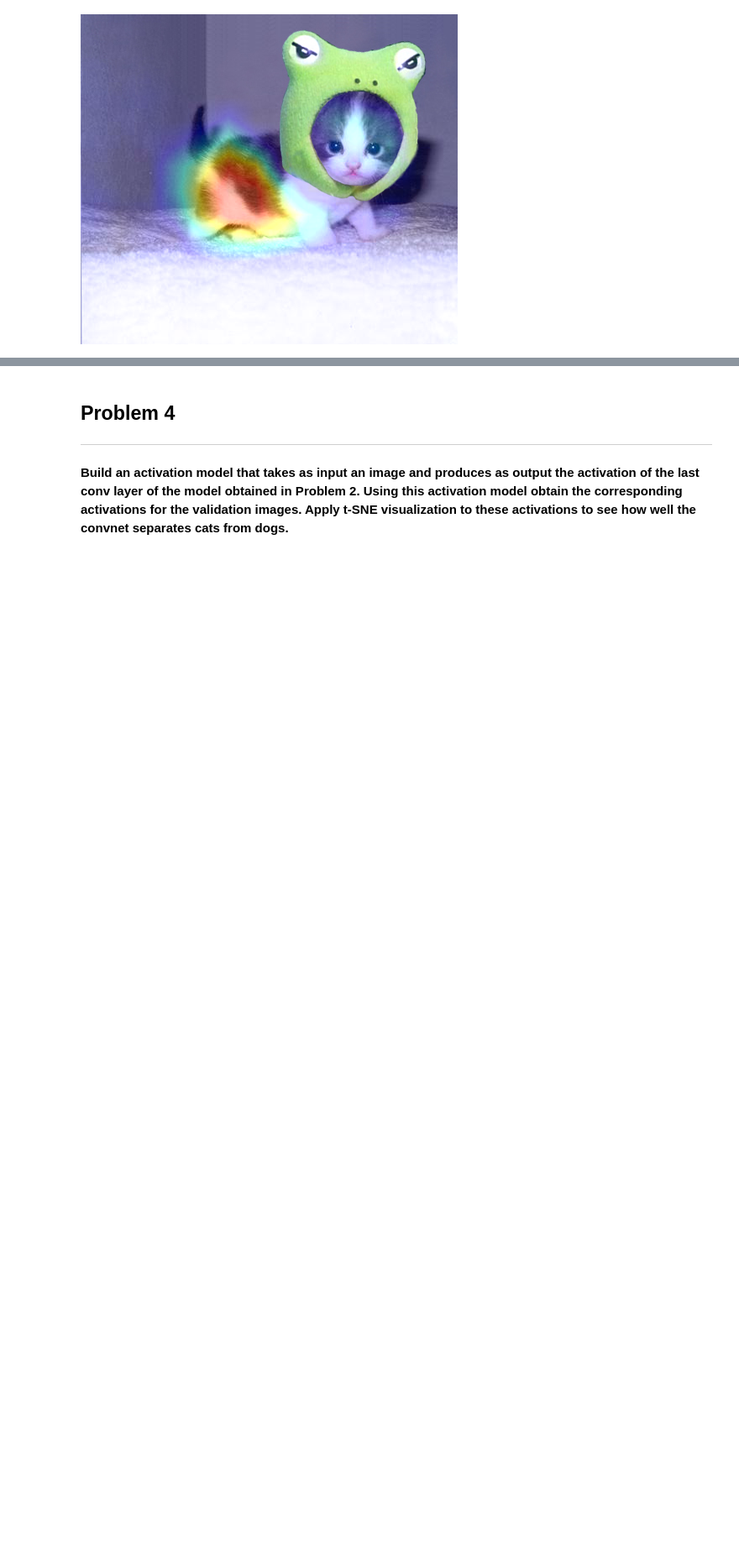
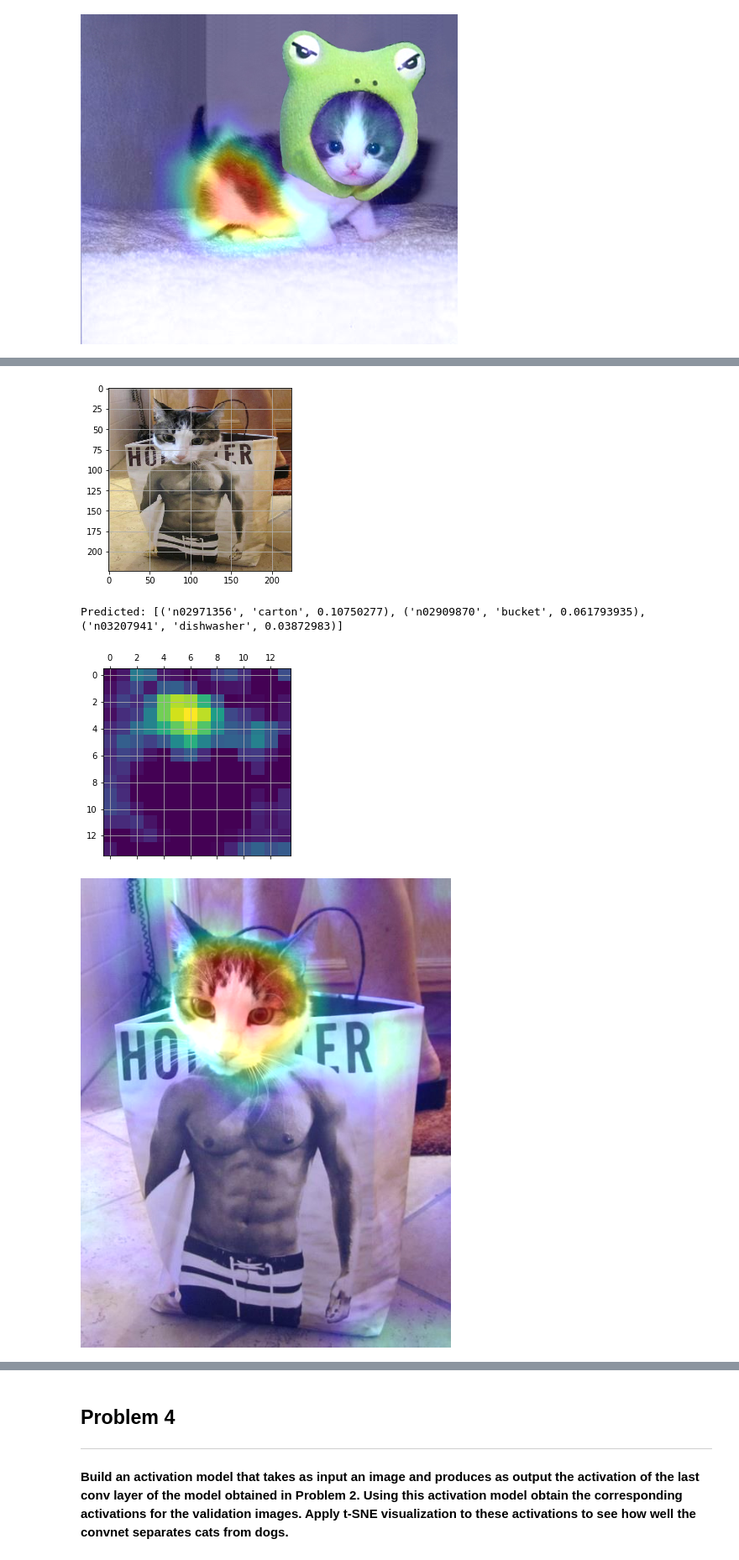
Before and after one commit to MahdiZaman/Spring2019-CAP5610, a Jupyter notebook: ml_hw3.ipynb, the cells around one changed output, grey strips where cells are left out. Shown at 84% size. Cells and saved outputs as stored; diff of their text form; code cells hidden in the pictures; blank space fills up the shorter version.

```diff
--- a/ml_hw3.ipynb
+++ b/ml_hw3.ipynb
@@ -681,0 +691,7 @@ Predicted: [('n02110185', 'Siberian_husky', 0.1126513), ('n02808304', 'bath_towe
+# %%
+process_image(img_path3)
+# %% [output]
+[figure, added]
+Predicted: [('n02971356', 'carton', 0.10750277), ('n02909870', 'bucket', 0.061793935), ('n03207941', 'dishwasher', 0.03872983)]
+[figure, added]
+[figure, added]
```
Also changed, not shown: parts of 5 cells of this notebook.
